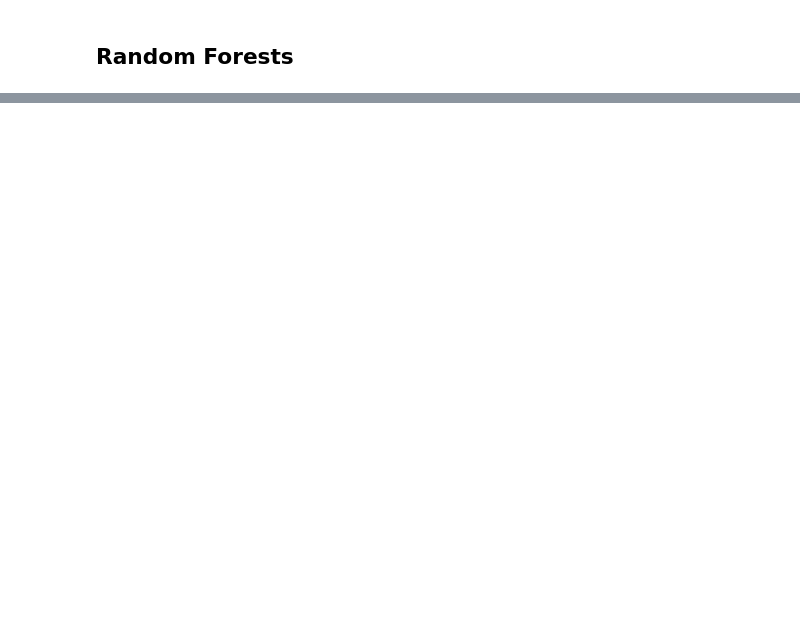
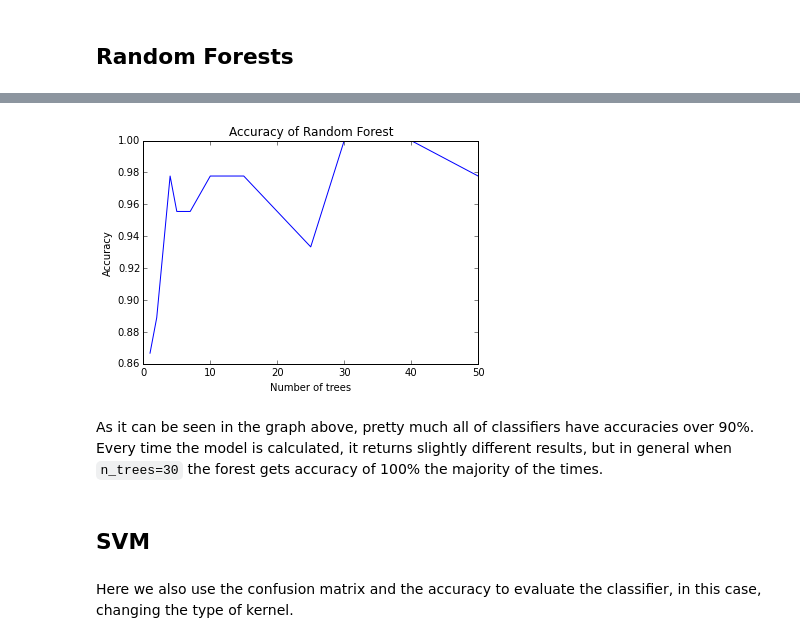
Before and after one commit to diitaz93/MCA-Tarea2, a Jupyter notebook: Punto 2.ipynb, the cells around one changed output, grey strips where cells are left out. Cells and saved outputs as stored; diff of their text form; code cells hidden in the pictures; blank space fills up the shorter version.

```diff
--- a/Punto 2.ipynb
+++ b/Punto 2.ipynb
@@ -117,0 +105,28 @@ from sklearn.ensemble import RandomForestClassifier
+# %%
+# Array of number of trees
+n_trees=array([1,2,3,4,5,7,10,15,20,25,30,40,50])
+# Array of accuracies initialized in zero
+acc2=zeros(n_trees.shape)
+# Loop that calculates the model of random forests for every number of trees
+for i in range(len(n_trees)):
+    model2=RandomForestClassifier(n_estimators=n_trees[i])
+    F2=model2.fit(X_train,Y_train)
+    y2=model2.predict(X_test)
+    # Calculate the confusion matrix
+    CM2=confusion_matrix(Y_test,y2)
+    # Calculate the accuracy and fill the accuracy array
+    acc2[i]=float(CM2.trace())/CM2.sum()
+# %%
+# Visualize the accuracies
+figure()
+plot(n_trees,acc)
+title('Accuracy of Random Forest')
+xlabel('Number of trees')
+ylabel('Accuracy')
+show()
+# %% [output]
+[figure, added]
+# %% [markdown]
+As it can be seen in the graph above, pretty much all of classifiers have accuracies over 90%. Every time the model is calculated, it returns slightly different results, but in general when `n_trees=30` the forest gets accuracy of 100% the majority of the times.
+# %% [markdown]
+## SVM
@@ -117,0 +135,2 @@ from sklearn.ensemble import RandomForestClassifier
+# %% [markdown]
+Here we also use the confusion matrix and the accuracy to evaluate the classifier, in this case, changing the type of kernel.
```
Also changed, not shown: parts of 15 cells of this notebook, 1 other file.
